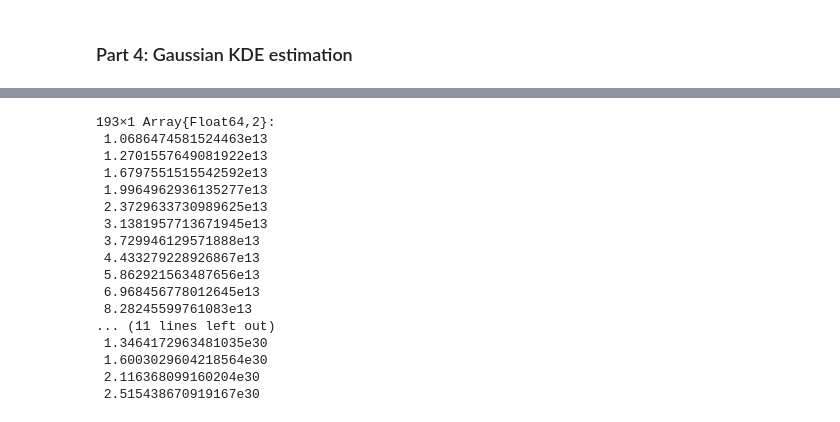
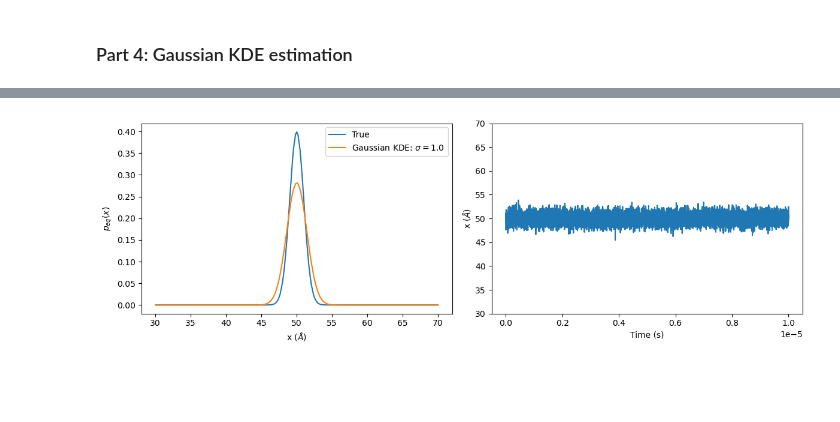
Before and after one commit to yizaochen/Alphabeta, a Jupyter notebook: notebooks/gaussian_kde_estimation.ipynb, the cells around one changed output, grey strips where cells are left out. Cells and saved outputs as stored; diff of their text form; code cells hidden in the pictures; blank space fills up the shorter version.

Commit message:
Gaussian KDE Finish

```diff
--- a/notebooks/gaussian_kde_estimation.ipynb
+++ b/notebooks/gaussian_kde_estimation.ipynb
@@ -110,20 +61,24 @@ xref
-# %%
-exp.(xref)
-# %% [output]
-193×1 Array{Float64,2}:
- 1.0686474581524463e13
- 1.2701557649081922e13
- 1.6797551515542592e13
- 1.9964962936135277e13
- 2.3729633730989625e13
- 3.1381957713671945e13
- 3.729946129571888e13
- 4.433279228926867e13
- 5.862921563487656e13
- 6.968456778012645e13
- 8.28245599761083e13
-... (11 lines left out)
- 1.3464172963481035e30
- 1.6003029604218564e30
- 2.116368099160204e30
- 2.515438670919167e30
+# %%
+peq_kde_estimate = gaussian_kde(xref, y_record, sigma_by_keq, w0);
+# %%
+fig, axes = plt.subplots(ncols=2, nrows=1, figsize=(12,4))
+
+ax = axes[1]
+ax.plot(xref, rho_eq .* rho_eq, label="True")
+ax.plot(xref, peq_kde_estimate, label="Gaussian KDE: \$\\sigma=1.0 \$")
+ax.set_xlabel("x (\$ \\AA \$)")
+ax.set_ylabel("\$ p_{eq}(x) \$")
+ax.legend()
+
+
+ax = axes[2]
+ax.plot(t_record, y_record)
+ax.set_xlabel("Time (s)")
+ax.set_ylabel("x (\$ \\AA \$)")
+ax.set_ylim(30,70)
+
+plt.tight_layout()
+#plt.savefig("Gaussian_Kde_harmonic_well.svg")
+plt.show()
+# %% [output]
+[figure, added]
```
Also changed, not shown: parts of 5 cells of this notebook, 4 other files.
